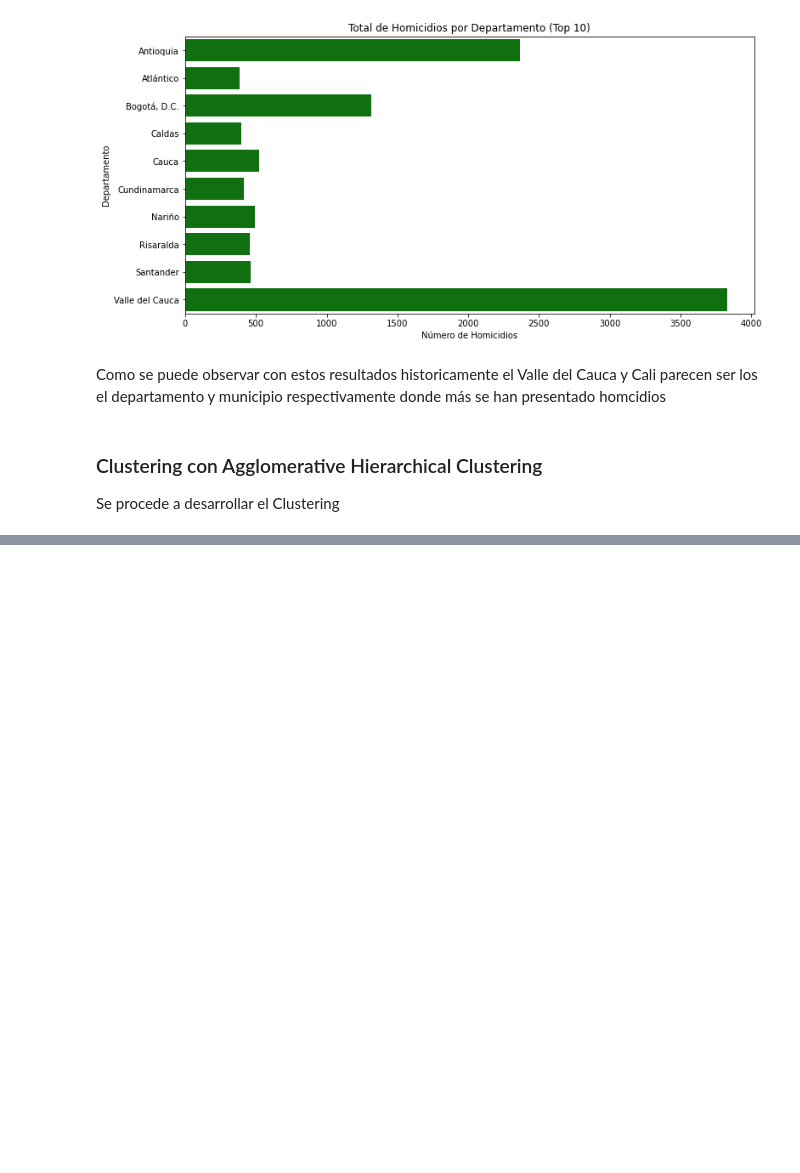
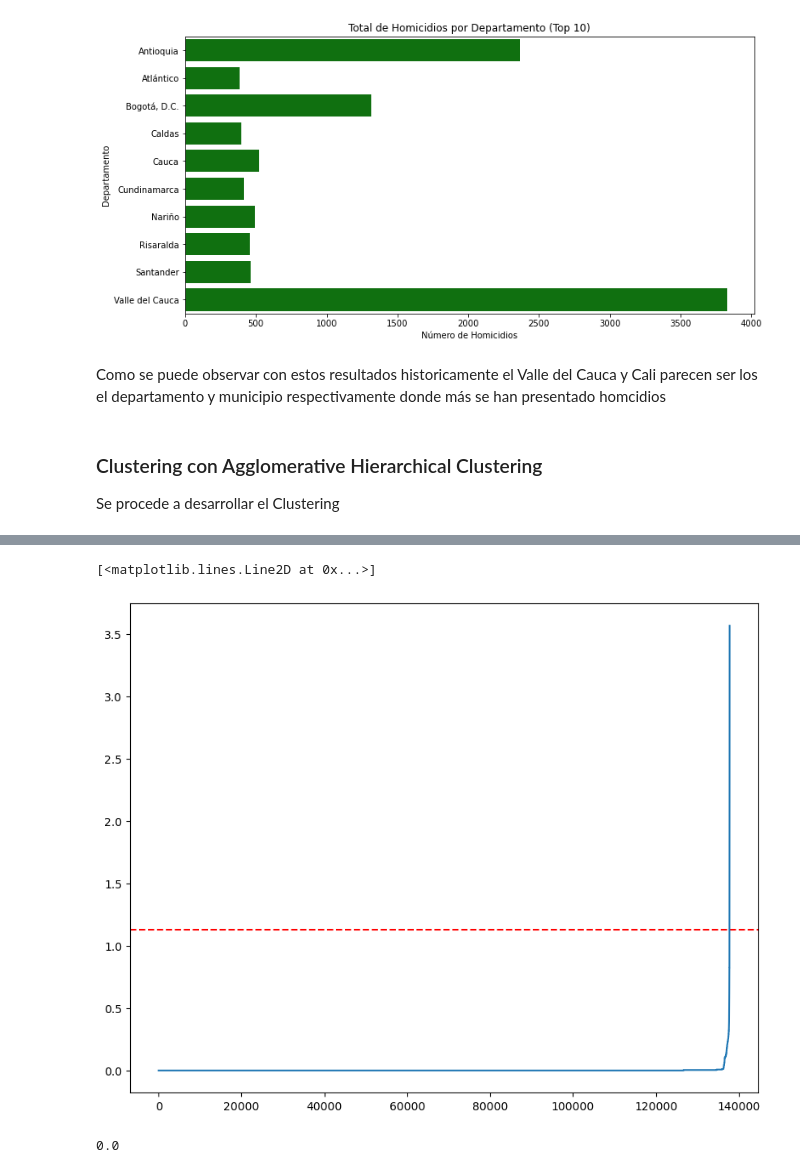
Before and after one commit to jmanjarresm/Proyecto_Final_Aprend_Sup_g17, a Jupyter notebook: Proyecto.ipynb, the cells around one changed output, grey strips where cells are left out. Cells and saved outputs as stored; diff of their text form; code cells hidden in the pictures; blank space fills up the shorter version.

```diff
--- a/Proyecto.ipynb
+++ b/Proyecto.ipynb
@@ -201,0 +205,12 @@ NameError: name 'X' is not defined
+# %%
+## Se estandariza la información a la que se dara uso
+
+scaler = StandardScaler()
+Municipio_num, Municipio_unicos = pd.factorize(df_vulnerable['Municipio'])
+df_vulnerable['Municipio_factor'] = Municipio_num
+Dep_num, Dep_unicos = pd.factorize(df_vulnerable['Departamento'])
+df_vulnerable['Dep_factor'] = Dep_num
+dic_Mun = dict(zip(Municipio_num, Municipio_unicos))
+dic_Dep = dict(zip(Dep_num, Dep_unicos))
+scaled_data = scaler.fit_transform(df_vulnerable[['n_homicidios', 'Dep_factor', 'Municipio_factor']])
+X = scaled_data
@@ -201,0 +228,18 @@ NameError: name 'X' is not defined
+# %%
+neigh = NearestNeighbors(n_neighbors = 10)
+nbrs = neigh.fit(X)
+distancias, indices = nbrs.kneighbors(X)
+distancias = np.sort(distancias.flatten())
+fig=plt.figure(figsize=(10,8), dpi= 100, facecolor='w', edgecolor='k')
+plt.axhline(y = 1.13, color = 'r', linestyle = '--')
+plt.plot(distancias)
+# %% [output]
+[<matplotlib.lines.Line2D at 0x...>]
+[figure, added]
+# %%
+i = np.arange(len(distancias))
+knee = KneeLocator(i, distancias, S=1, curve='convex', direction='increasing', interp_method='polynomial')
+
+print(distancias[knee.knee])
+# %% [output]
+0.0
```
Also changed, not shown: parts of 6 cells of this notebook.
